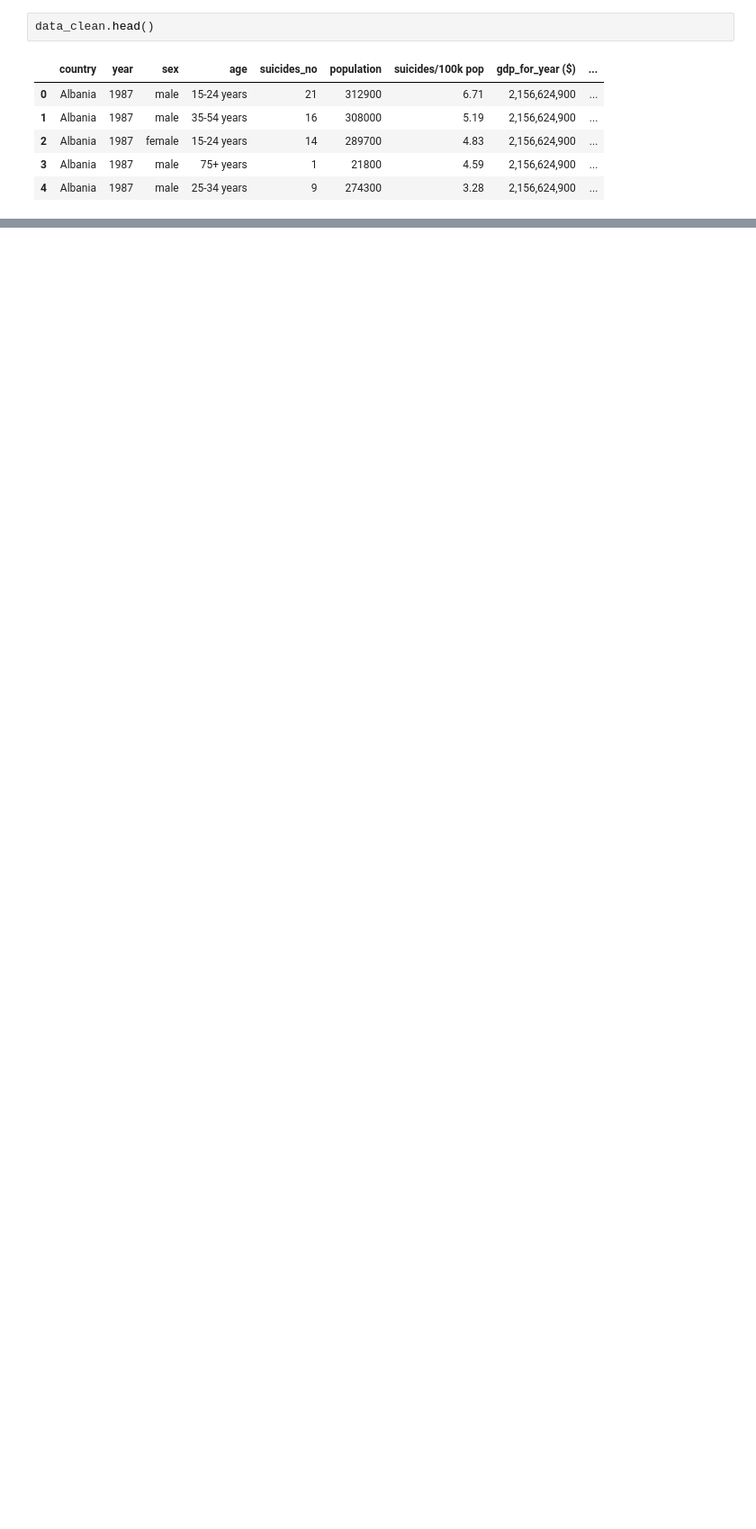
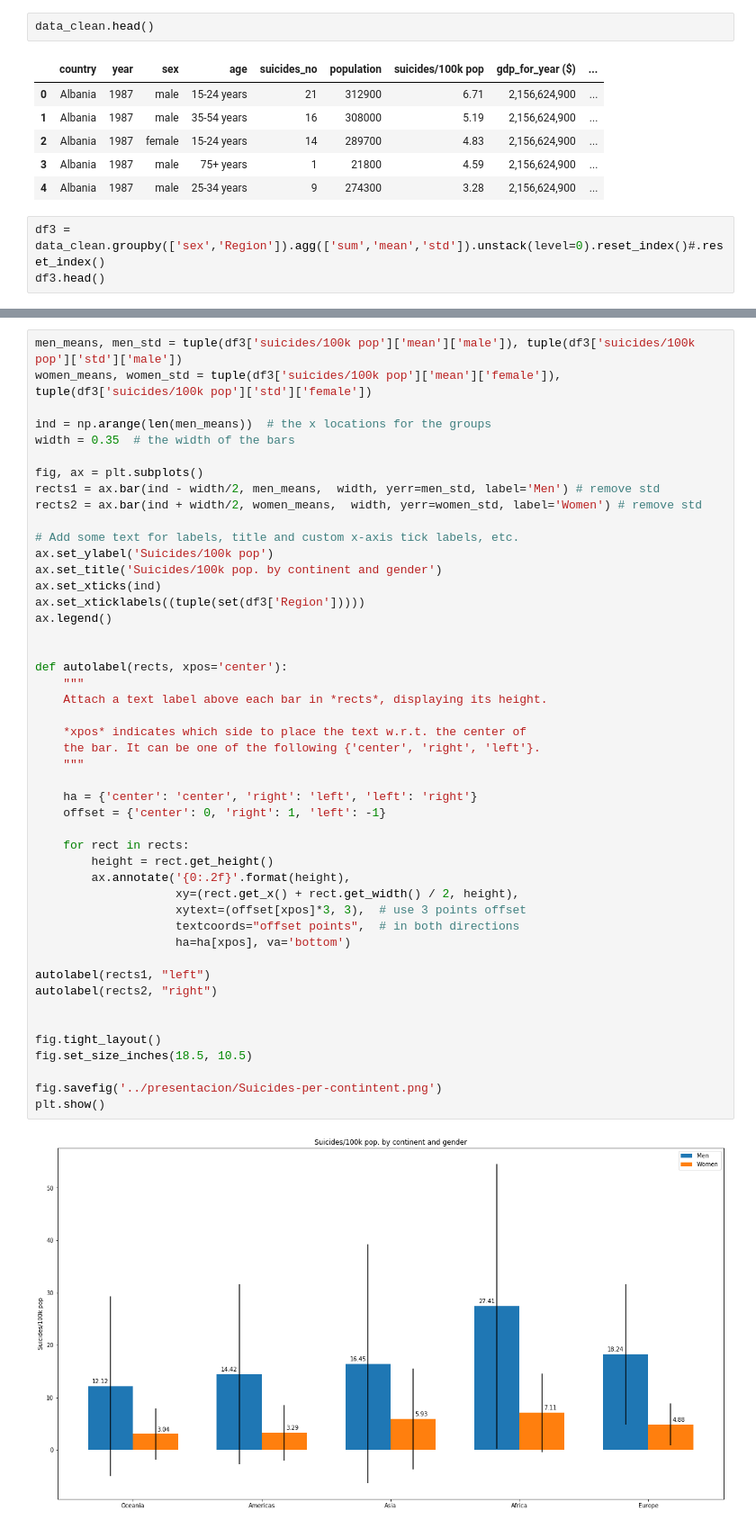
Before and after one commit to jmolins89/project-pipeline, a Jupyter notebook: src/Untitled.ipynb, the cells around one changed output, grey strips where cells are left out. Shown at 90% size. Drawn from its saved outputs; the diff is of its cells as text; blank space fills up the shorter version.

```diff
--- a/src/Untitled.ipynb
+++ b/src/Untitled.ipynb
@@ -328,3 +327,6 @@ data_clean.head()
 | 2 | Albania | 1987 | female | 15-24 years | 14 | 289700 | 4.83 | 2,156,624,900 | ... |
 | 3 | Albania | 1987 | male | 75+ years | 1 | 21800 | 4.59 | 2,156,624,900 | ... |
 | 4 | Albania | 1987 | male | 25-34 years | 9 | 274300 | 3.28 | 2,156,624,900 | ... |
+# %%
+df3 = data_clean.groupby(['sex','Region']).agg(['sum','mean','std']).unstack(level=0).reset_index()#.reset_index()
+df3.head()
@@ -330,0 +343,49 @@ data_clean.head()
+# %%
+men_means, men_std = tuple(df3['suicides/100k pop']['mean']['male']), tuple(df3['suicides/100k pop']['std']['male'])
+women_means, women_std = tuple(df3['suicides/100k pop']['mean']['female']), tuple(df3['suicides/100k pop']['std']['female'])
+
+ind = np.arange(len(men_means))  # the x locations for the groups
+width = 0.35  # the width of the bars
+
+fig, ax = plt.subplots()
+rects1 = ax.bar(ind - width/2, men_means,  width, yerr=men_std, label='Men') # remove std
+rects2 = ax.bar(ind + width/2, women_means,  width, yerr=women_std, label='Women') # remove std
+
+# Add some text for labels, title and custom x-axis tick labels, etc.
+ax.set_ylabel('Suicides/100k pop')
+ax.set_title('Suicides/100k pop. by continent and gender')
+ax.set_xticks(ind)
+ax.set_xticklabels((tuple(set(df3['Region']))))
+ax.legend()
+
+
+def autolabel(rects, xpos='center'):
+    """
+    Attach a text label above each bar in *rects*, displaying its height.
+
+    *xpos* indicates which side to place the text w.r.t. the center of
+    the bar. It can be one of the following {'center', 'right', 'left'}.
+    """
+
+    ha = {'center': 'center', 'right': 'left', 'left': 'right'}
+    offset = {'center': 0, 'right': 1, 'left': -1}
+
+    for rect in rects:
+        height = rect.get_height()
+        ax.annotate('{0:.2f}'.format(height),
+                    xy=(rect.get_x() + rect.get_width() / 2, height),
+                    xytext=(offset[xpos]*3, 3),  # use 3 points offset
+                    textcoords="offset points",  # in both directions
+                    ha=ha[xpos], va='bottom')
+
+autolabel(rects1, "left")
+autolabel(rects2, "right")
+
+
+fig.tight_layout()
+fig.set_size_inches(18.5, 10.5)
+
+fig.savefig('../presentacion/Suicides-per-contintent.png')
+plt.show()
+# %% [output]
+[figure, added]
```
Also changed, not shown: parts of 6 cells of this notebook, 9 other files.
